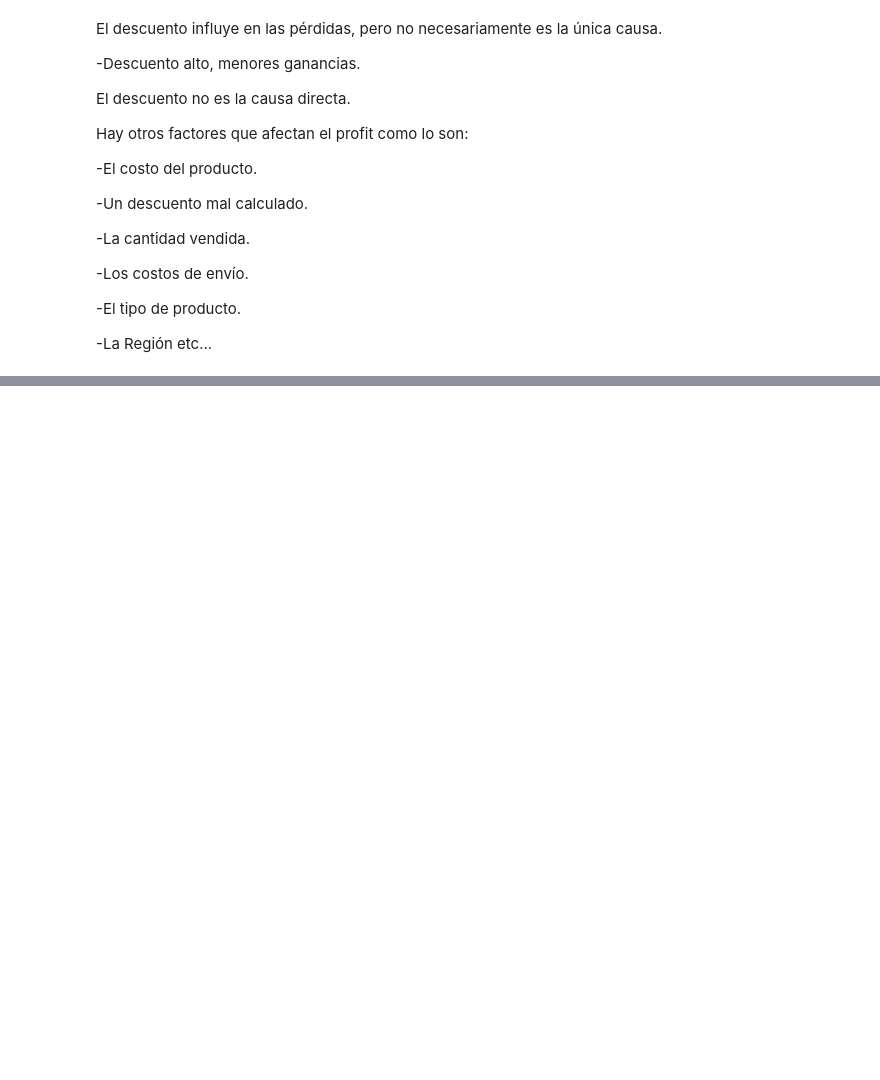
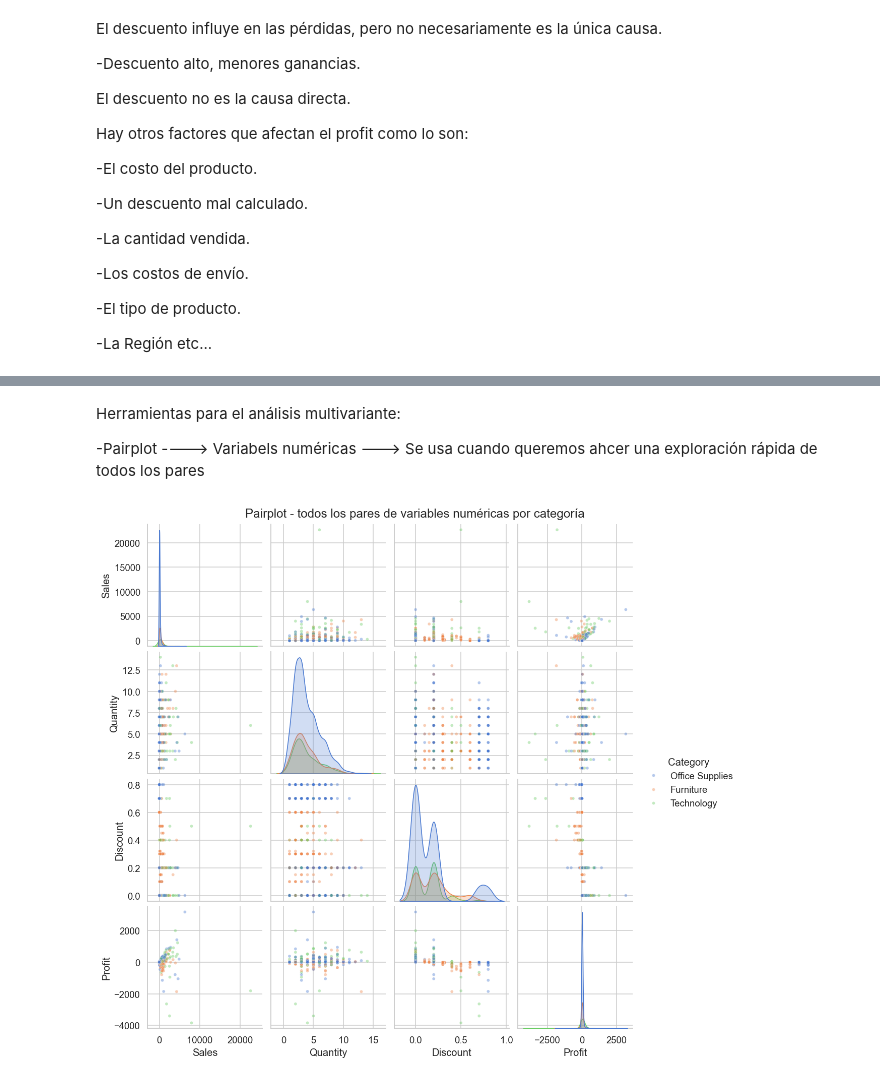
Before and after one commit to Jorge0827/MasterIA-Cohorte7, a Jupyter notebook: Modulo2/clase_3/clase_3_correlación_causalidad.ipynb, the cells around one changed output, grey strips where cells are left out. Cells and saved outputs as stored; diff of their text form; code cells hidden in the pictures; blank space fills up the shorter version.

Commit message:
Análsisi multivariante

```diff
--- a/Modulo2/clase_3/clase_3_correlación_causalidad.ipynb
+++ b/Modulo2/clase_3/clase_3_correlación_causalidad.ipynb
@@ -339,0 +348,20 @@ Hay otros factores que afectan el profit como lo son:
+# %% [markdown]
+Herramientas para el análisis multivariante:
+
+-Pairplot ----> Variabels numéricas ---> Se usa cuando queremos ahcer una exploración rápida de todos los pares
+# %%
+#Toamr 1500 filas para que pairplot sea más rapido y renderice
+
+muestra = df[['Sales', 'Quantity', 'Discount', 'Profit', 'Category']].sample(1500, random_state=42)
+
+sns.pairplot(
+    muestra,
+    hue='Category',
+    diag_kind='kde',
+    plot_kws={'alpha': 0.4, 's': 15}
+)
+
+plt.suptitle("Pairplot - todos los pares de variables numéricas por categoría", y=1.01)
+plt.show()
+# %% [output]
+[figure, added]
```
Also changed, not shown: parts of 5 cells of this notebook.
